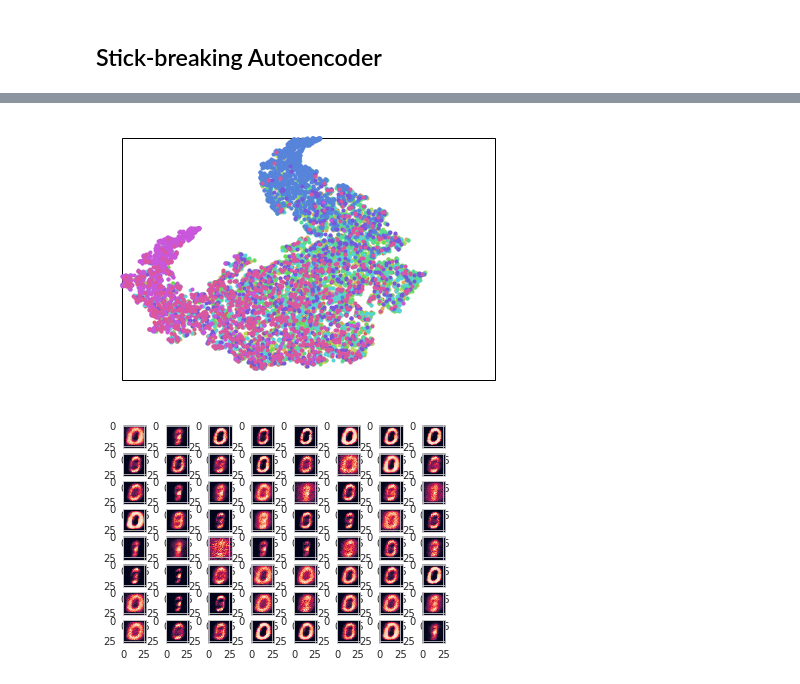
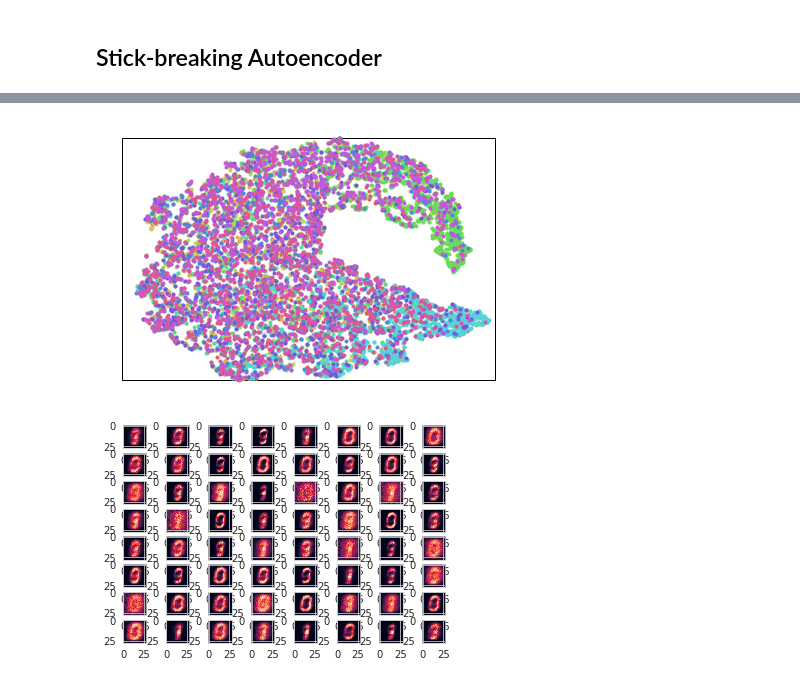
Before and after one commit to wittenator/pimai, a Jupyter notebook: src/notebook/src/Autoencoder.ipynb, the cells around one changed output, grey strips where cells are left out. Cells and saved outputs as stored; diff of their text form; code cells hidden in the pictures.

```diff
--- a/src/notebook/src/Autoencoder.ipynb
+++ b/src/notebook/src/Autoencoder.ipynb
@@ -268,7 +268,7 @@ class VAE(Autoencoder):
         # 0.5 * sum(1 + log(sigma^2) - mu^2 - sigma^2)
         KLD = -0.5 * torch.sum(1 + logvar - mu.pow(2) - logvar.exp())
 
-        return BCE + KLD
+        return BCE #+ KLD
 
     def compute_loss_train(self, data, target):
         recon_batch, mu, logvar = self(data)
@@ -429,9 +412,7 @@ class SBVAE(Autoencoder):
         # final term
         kl += -(b-1)/b
 
-        print(kl.sum().item(), BCE.sum().item())
-
-        return len(train_loader)/a.size(0) * torch.mean(0.5*kl.sum(axis=1) + BCE.sum(axis=1))
+        return len(train_loader)/a.size(0) * torch.mean(8*kl.sum(axis=1) + BCE.sum(axis=1))
 
     def compute_loss_train(self, data, target):
         recon_batch, a, b = self(data)
@@ -441,13 +422,13 @@ class SBVAE(Autoencoder):
         recon_batch, a, b = self(data)
         return self.loss_function(recon_batch, data, a, b, torch.Tensor([1]).to(device), torch.Tensor([5]).to(device)).item(), recon_batch
 # %%
-sbvae = SBVAE(k=20).to(device)
+sbvae = SBVAE(k=50).to(device)
 optimizer = optim.Adam(sbvae.parameters(), lr=0.0003, betas=(0.95, 0.999))
 #sbvae.writer.add_graph(sbvae, next(iter(train_loader))[0])
 
 
 scheduler = StepLR(optimizer, step_size=1)
-for epoch in range(1, 100 + 1):
+for epoch in range(1, 1000 + 1):
     sbvae.trains(device, train_loader, optimizer, epoch)
     sbvae.tests(device, test_loader)
     scheduler.step()
@@ -474,12 +463,12 @@ KeyboardInterrupt: ignored
 # %%
 sbvae.visualize_embeddings(-1)
 # %% [output]
-[figure, old version]
+[figure, new version]
 # %%
-sample = torch.randn(64, 20).to(device)
+sample = torch.randn(64, 50).to(device)
 sample = torch.sigmoid(sbvae.decode(sample)).reshape(64, 28, 28).cpu().detach().numpy()
 f, axarr = plt.subplots(8,8)
 for i in range(64):
   axarr[i//8,i%8].imshow(sample[i])
 # %% [output]
-[figure, old version]
+[figure, new version]
```
Also changed, not shown: parts of 5 cells of this notebook.
